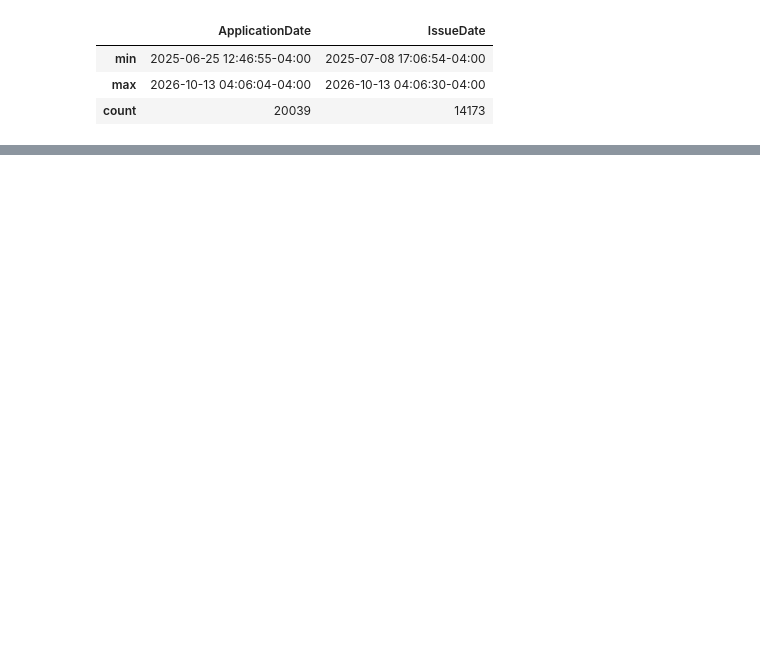
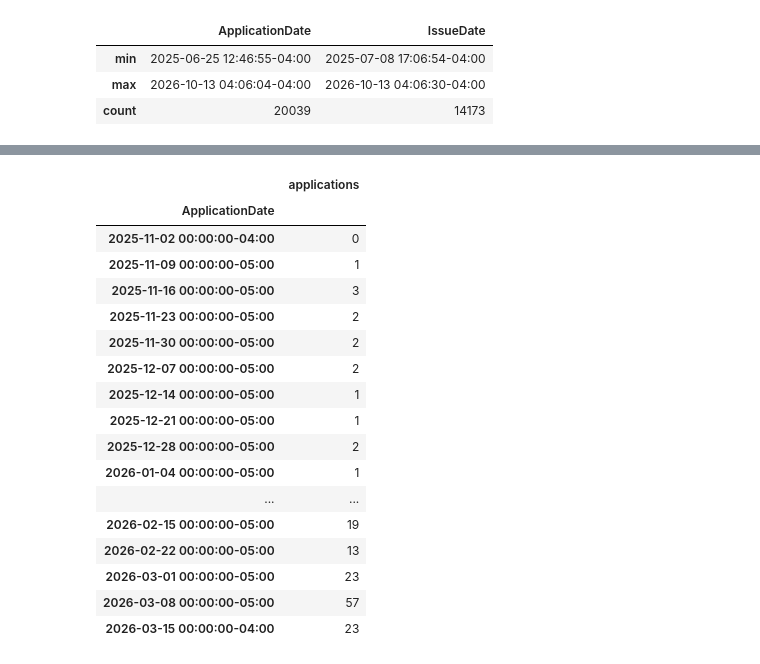
Before and after one commit to taj771/cs12-ddot-assessment, a Jupyter notebook: python_test/enrichment/step1_explore_layer24.ipynb, the cells around one changed output, grey strips where cells are left out. Cells and saved outputs as stored; diff of their text form; code cells hidden in the pictures; blank space fills up the shorter version.

```diff
--- a/python_test/enrichment/step1_explore_layer24.ipynb
+++ b/python_test/enrichment/step1_explore_layer24.ipynb
@@ -80,0 +118,25 @@ permits[["ApplicationDate", "IssueDate"]].agg(["min", "max", "count"])
+# %%
+# Applications per week around the start of 2026: is anything missing?
+# (counting unique applications, not location rows)
+by_application = permits.drop_duplicates("TrackingNumber").set_index("ApplicationDate")
+weekly = by_application.resample("W-SUN")["TrackingNumber"].count()
+weekly["2025-11-01":"2026-03-15"].to_frame("applications")
+# %% [output]
+|  | applications |
+| ApplicationDate |  |
+| 2025-11-02 00:00:00-04:00 | 0 |
+| 2025-11-09 00:00:00-05:00 | 1 |
+| 2025-11-16 00:00:00-05:00 | 3 |
+| 2025-11-23 00:00:00-05:00 | 2 |
+| 2025-11-30 00:00:00-05:00 | 2 |
+| 2025-12-07 00:00:00-05:00 | 2 |
+| 2025-12-14 00:00:00-05:00 | 1 |
+| 2025-12-21 00:00:00-05:00 | 1 |
+| 2025-12-28 00:00:00-05:00 | 2 |
+| 2026-01-04 00:00:00-05:00 | 1 |
+| ... | ... |
+| 2026-02-15 00:00:00-05:00 | 19 |
+| 2026-02-22 00:00:00-05:00 | 13 |
+| 2026-03-01 00:00:00-05:00 | 23 |
+| 2026-03-08 00:00:00-05:00 | 57 |
+| 2026-03-15 00:00:00-04:00 | 23 |
```
Also changed, not shown: parts of 8 cells of this notebook.
